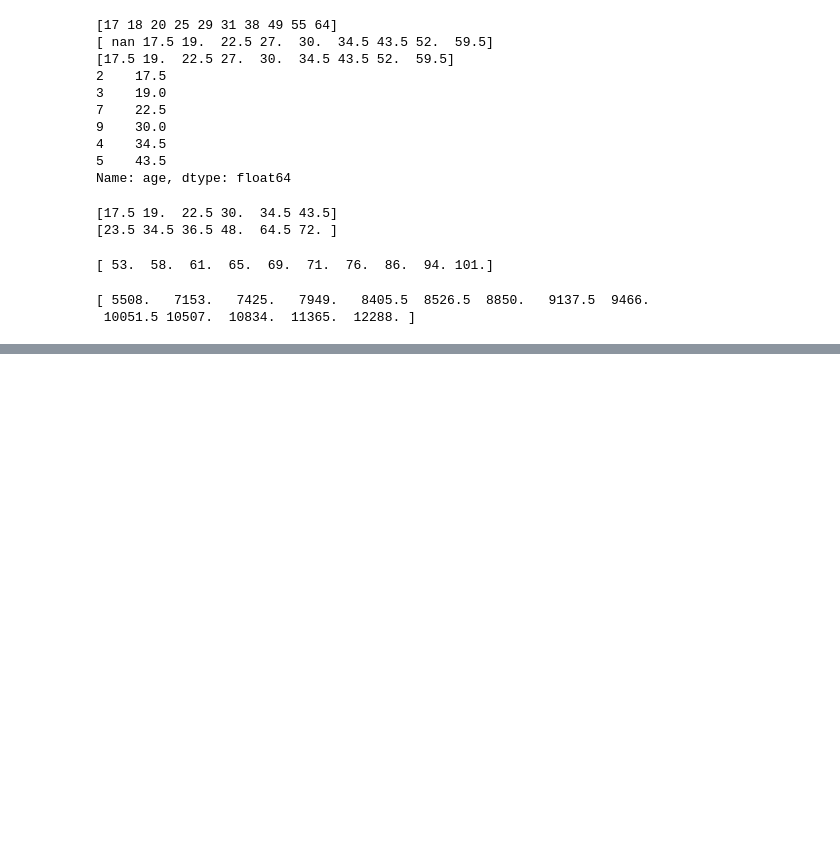
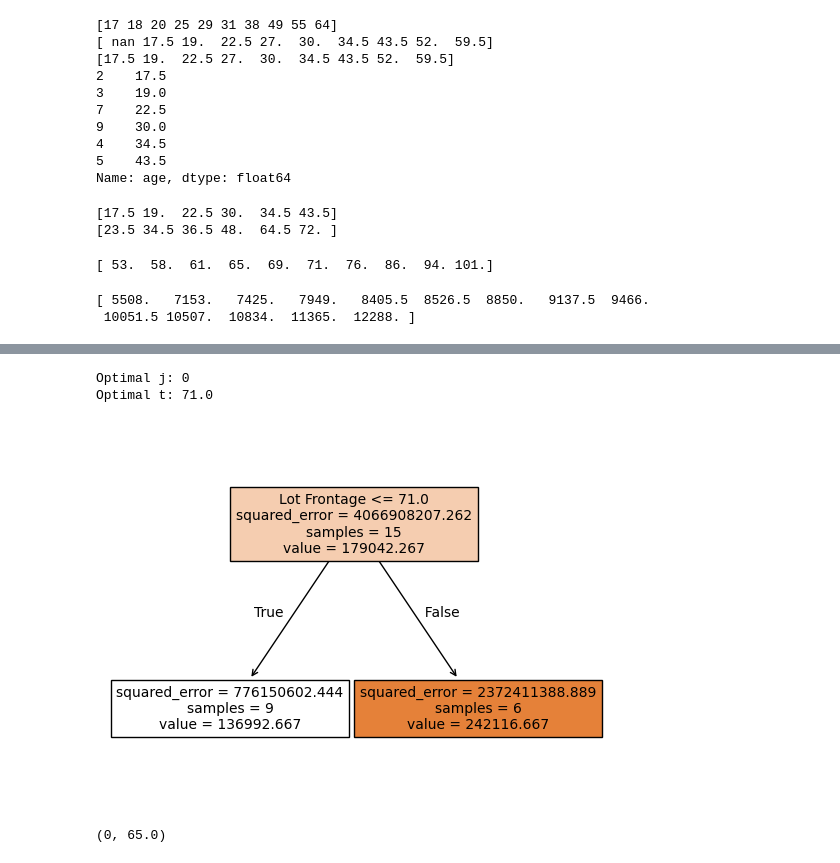
Before and after one commit to Elancinos/SF_DS_COURSE, a Jupyter notebook: Studies/MATH&ML-8/Math&ml-8.ipynb, the cells around one changed output, grey strips where cells are left out. Cells and saved outputs as stored; diff of their text form; code cells hidden in the pictures; blank space fills up the shorter version.

```diff
--- a/Studies/MATH&ML-8/Math&ml-8.ipynb
+++ b/Studies/MATH&ML-8/Math&ml-8.ipynb
@@ -177,0 +276,34 @@ print(find_candidates_for_thresholds(x2, y))
+# %%
+# Задание 4.3
+ames_data = ames_data[(ames_data["Lot Frontage"] <=150) & (ames_data["Lot Area"] <=20000)]
+
+ames_sample = ames_data[["Lot Frontage", "Lot Area", "SalePrice"]].sample(
+    n=15, random_state=42, ignore_index=True
+)
+
+X = ames_sample[["Lot Frontage", "Lot Area"]]
+y = ames_sample["SalePrice"]
+
+optimal_split_params = best_split(X, y, criterion=squared_error)
+print('Optimal j: {}'.format(optimal_split_params[0]))
+print('Optimal t: {}'.format(optimal_split_params[1]))
+
+#Для проверки
+dt = tree.DecisionTreeRegressor(
+    max_depth=1, #глубина
+    criterion='squared_error', #критерий информативности
+    random_state=0 #генератор случайных чисел
+)
+
+dt.fit(X, y)
+# Визуализируем дерево решений в виде графа
+tree.plot_tree(
+    decision_tree=dt, #дерево решений
+    feature_names=list(X.columns), #названия факторов
+    filled=True, #расцветка
+    impurity=True, #отображать ли неоднородность в вершинах
+);
+# %% [output]
+Optimal j: 0
+Optimal t: 71.0
+[figure, added]
@@ -177,0 +318,6 @@ print(find_candidates_for_thresholds(x2, y))
+# %%
+# Пример вызова, значения не имеют смысла
+optimal_params = best_split(X, y, criterion=entropy)
+print(optimal_params)
+# %% [output]
+(0, 65.0)
```
Also changed, not shown: parts of 38 cells of this notebook, 2 other files.
